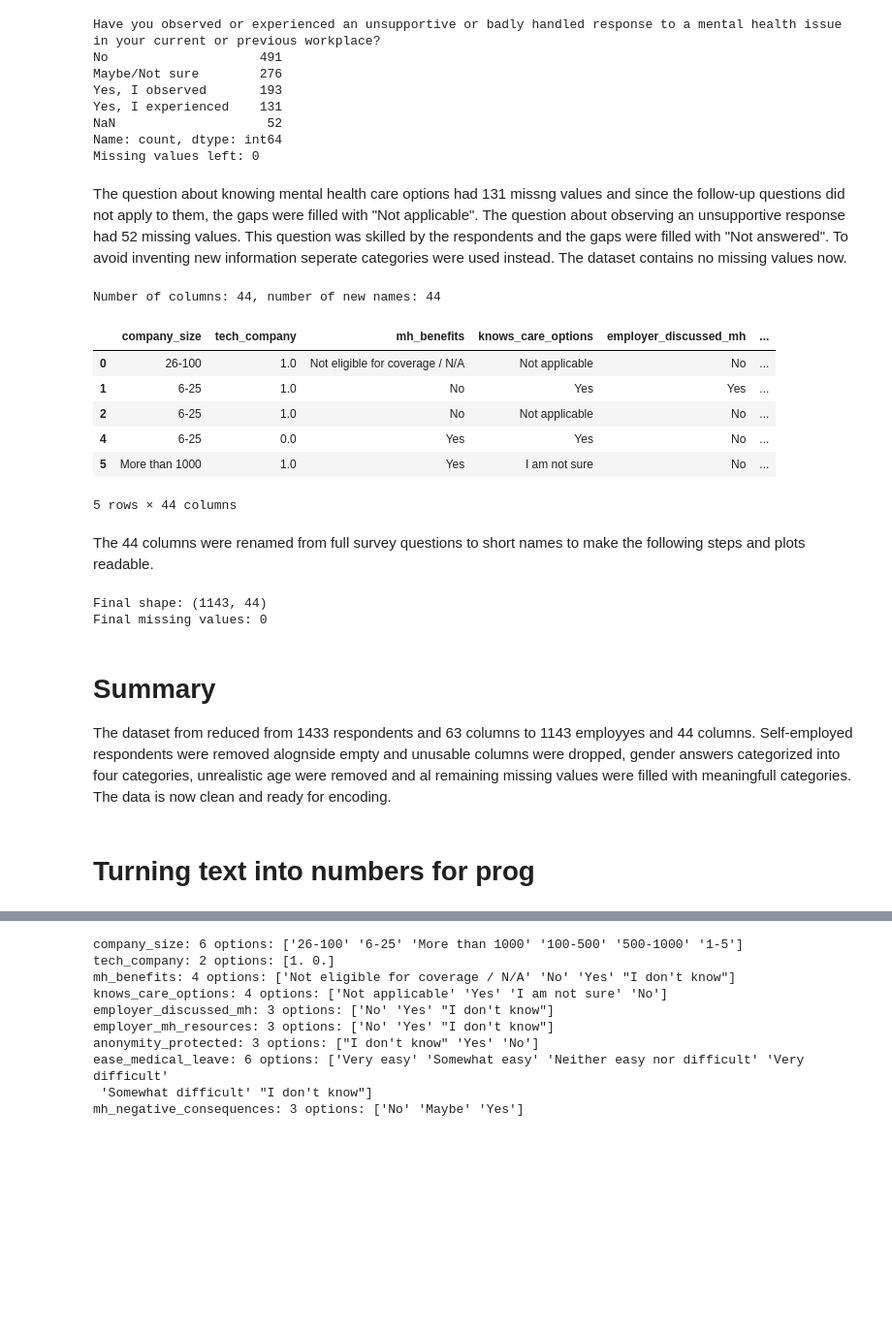
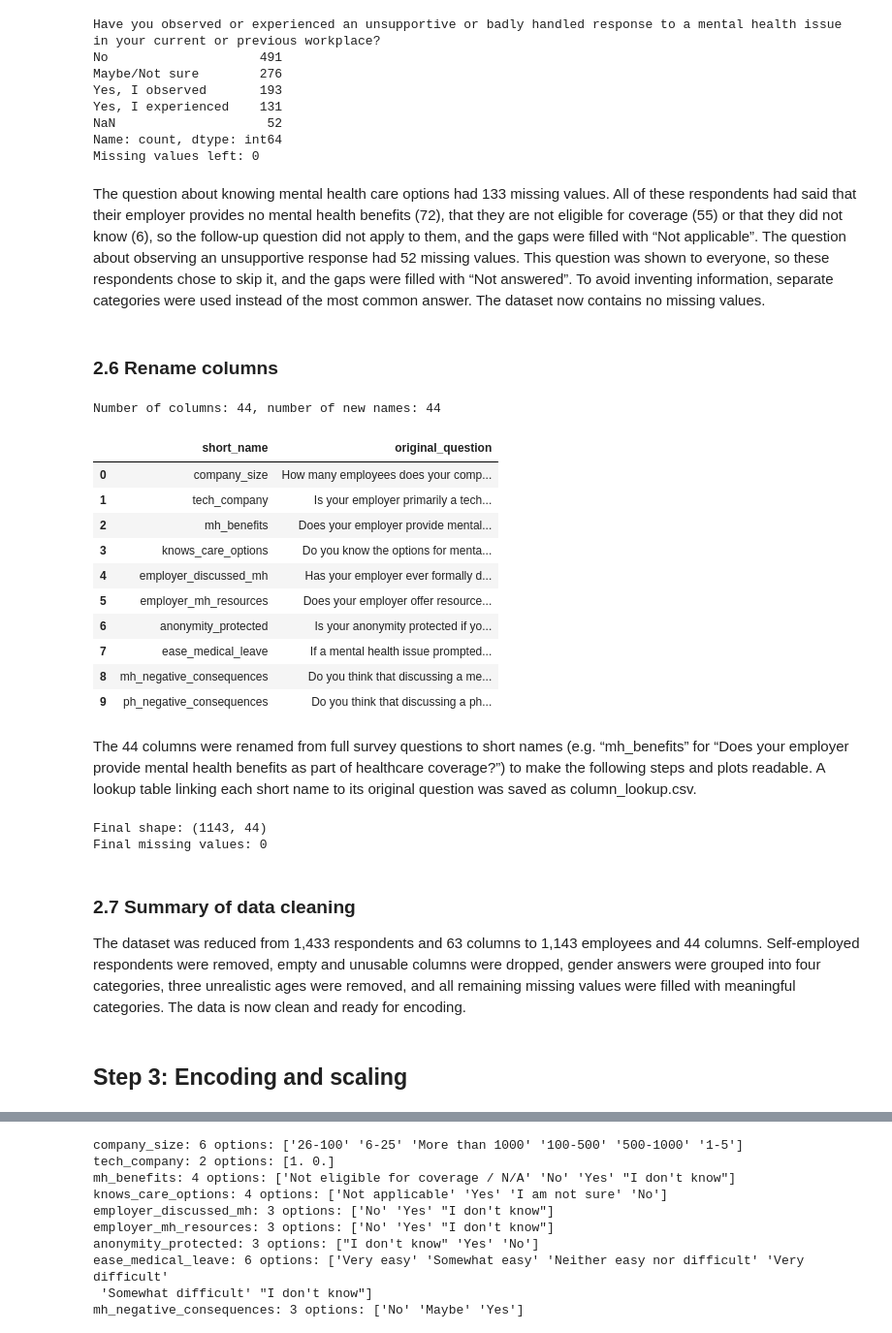
Before and after one commit to faisalhamza909-blip/mental-health-clustering-case-study-, a Jupyter notebook: mental_health_case_study.ipynb, the cells around one changed output, grey strips where cells are left out. Shown at 97% size. Saved outputs shown, nothing was run; the diff lists cells and outputs as text; code cells hidden in the pictures; blank space fills up the shorter version.

Commit message:
final cleanup: headings, code and text

```diff
--- a/mental_health_case_study.ipynb
+++ b/mental_health_case_study.ipynb
@@ -384,35 +442,42 @@ NaN                    52
 Name: count, dtype: int64
 Missing values left: 0
 # %% [markdown]
-The question about knowing mental health care options had 131 missng values and since the follow-up questions did not apply to them, the gaps were filled with "Not applicable". The question about observing an unsupportive response had 52 missing values. This question was skilled by the respondents and the gaps were filled with "Not answered". To avoid inventing new information seperate categories were used instead. The dataset contains no missing values now.
+The question about knowing mental health care options had 133 missing values. All of these respondents had said that their employer provides no mental health benefits (72), that they are not eligible for coverage (55) or that they did not know (6), so the follow-up question did not apply to them, and the gaps were filled with “Not applicable”. The question about observing an unsupportive response had 52 missing values. This question was shown to everyone, so these respondents chose to skip it, and the gaps were filled with “Not answered”. To avoid inventing information, separate categories were used instead of the most common answer. The dataset now contains no missing values.
+# %% [markdown]
+### 2.6 Rename columns
 # %%
 short_names = ["company_size", "tech_company", "mh_benefits", "knows_care_options",
     "employer_discussed_mh", "employer_mh_resources", "anonymity_protected", "ease_medical_leave",
     "mh_negative_consequences", "ph_negative_consequences", "comfortable_coworkers", "comfortable_supervisor",
     "employer_takes_mh_seriously", "observed_consequences_coworkers", "has_previous_employer",
     "prev_mh_benefits", "prev_aware_options", "prev_employer_discussed_mh", "prev_mh_resources",
     "prev_anonymity_protected", "prev_mh_negative_consequences", "prev_ph_negative_consequences",
     "prev_comfortable_coworkers", "prev_comfortable_supervisor", "prev_takes_mh_seriously",
     "prev_observed_consequences", "interview_physical", "interview_mental", "hurt_career",
     "coworkers_view_negatively", "share_with_family", "observed_unsupportive_response",
     "family_history", "past_disorder", "current_disorder", "diagnosed_professional",
     "sought_treatment", "interferes_treated", "interferes_untreated", "age", "gender",
     "country_work", "work_position", "remote_work",]
 print(f"Number of columns: {df_clean.shape[1]}, number of new names: {len(short_names)}")
-col_lookup = pd.DataFrame({"short_name": short_names, "orignal questions": df_clean.columns})
+col_lookup = pd.DataFrame({"short_name": short_names, "original_question": df_clean.columns})
 df_clean.columns = short_names
-df_clean.head()
+col_lookup.to_csv("/content/drive/MyDrive/case study/column_lookup.csv", index=False)
+col_lookup.head(10)
 # %% [output]
 Number of columns: 44, number of new names: 44
-|  | company_size | tech_company | mh_benefits | knows_care_options | employer_discussed_mh | ... |
-| 0 | 26-100 | 1.0 | Not eligible for coverage / N/A | Not applicable | No | ... |
-| 1 | 6-25 | 1.0 | No | Yes | Yes | ... |
-| 2 | 6-25 | 1.0 | No | Not applicable | No | ... |
-| 4 | 6-25 | 0.0 | Yes | Yes | No | ... |
-| 5 | More than 1000 | 1.0 | Yes | I am not sure | No | ... |
+|  | short_name | original_question |
+| 0 | company_size | How many employees does your comp... |
+| 1 | tech_company | Is your employer primarily a tech... |
+| 2 | mh_benefits | Does your employer provide mental... |
+| 3 | knows_care_options | Do you know the options for menta... |
+| 4 | employer_discussed_mh | Has your employer ever formally d... |
+| 5 | employer_mh_resources | Does your employer offer resource... |
+| 6 | anonymity_protected | Is your anonymity protected if yo... |
+| 7 | ease_medical_leave | If a mental health issue prompted... |
+| 8 | mh_negative_consequences | Do you think that discussing a me... |
+| 9 | ph_negative_consequences | Do you think that discussing a ph... |
-5 rows × 44 columns
 # %% [markdown]
-The 44 columns were renamed from full survey questions to short names to make the following steps and plots readable.
+The 44 columns were renamed from full survey questions to short names (e.g. “mh_benefits” for “Does your employer provide mental health benefits as part of healthcare coverage?”) to make the following steps and plots readable. A lookup table linking each short name to its original question was saved as column_lookup.csv.
 # %%
 print(f"Final shape: {df_clean.shape}")
 print(f"Final missing values: {df_clean.isnull().sum().sum()}")
@@ -420,7 +485,7 @@ print(f"Final missing values: {df_clean.isnull().sum().sum()}")
 Final shape: (1143, 44)
 Final missing values: 0
 # %% [markdown]
-# Summary
-The dataset from reduced from 1433 respondents and 63 columns to 1143 employyes and 44 columns. Self-employed respondents were removed alognside empty and unusable columns were dropped, gender answers categorized into four categories, unrealistic age were removed and al remaining missing values were filled with meaningfull categories. The data is now clean and ready for encoding.
+### 2.7 Summary of data cleaning
+The dataset was reduced from 1,433 respondents and 63 columns to 1,143 employees and 44 columns. Self-employed respondents were removed, empty and unusable columns were dropped, gender answers were grouped into four categories, three unrealistic ages were removed, and all remaining missing values were filled with meaningful categories. The data is now clean and ready for encoding.
-# %% [markdown]
-# Turning text into numbers for prog
+# %% [markdown]
+## Step 3: Encoding and scaling
```
Also changed, not shown: parts of 98 cells of this notebook.
